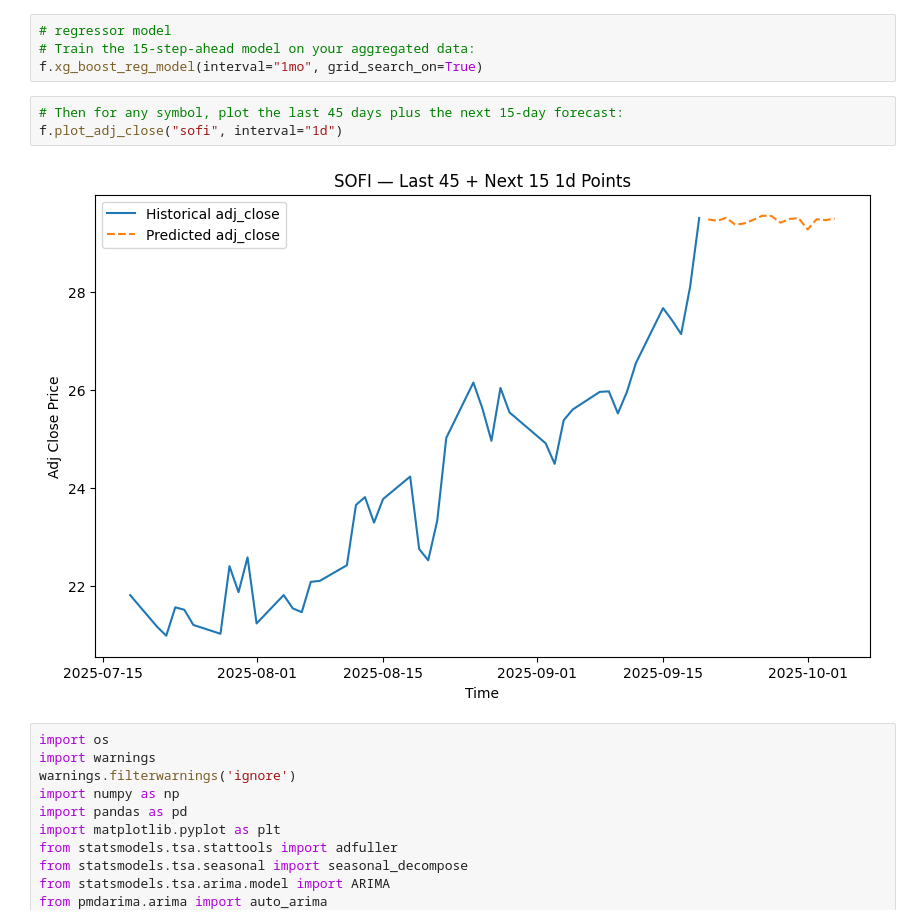
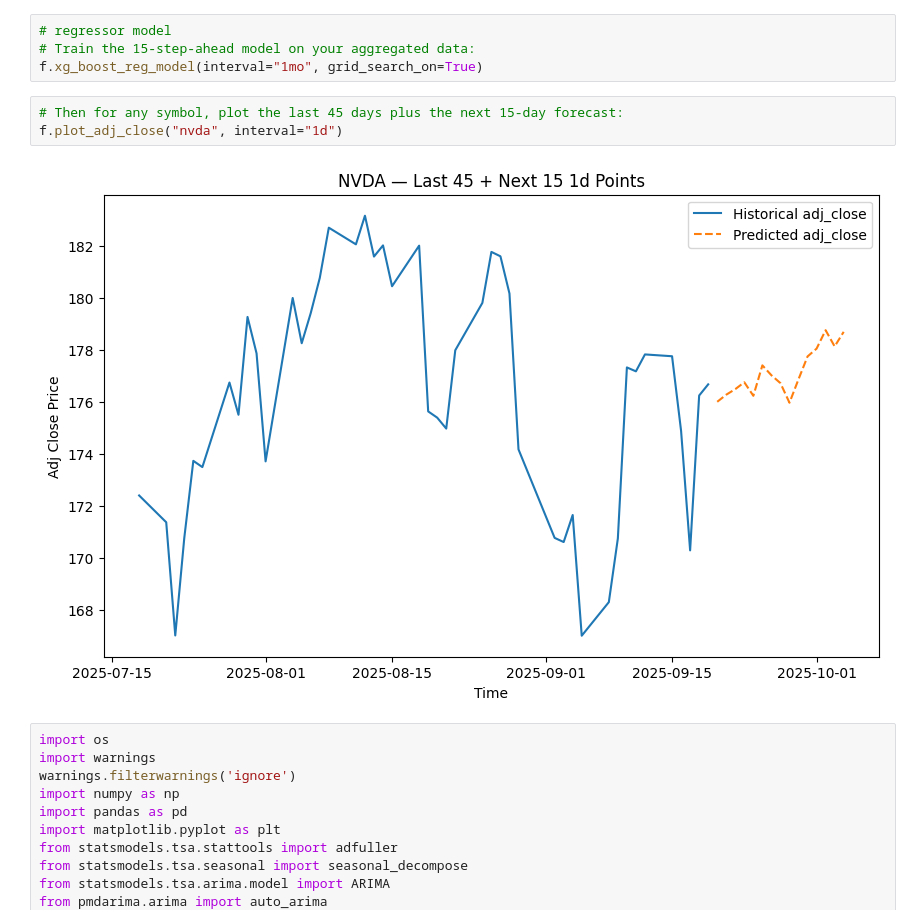
Before and after one commit to yuchild/stock_production_agg, a Jupyter notebook: validations.ipynb, the cells around one changed output. Drawn from its saved outputs; the diff is of its cells as text.

```diff
--- a/validations.ipynb
+++ b/validations.ipynb
@@ -68,9 +68,9 @@ Kelly Criterion: 13.00%
 f.xg_boost_reg_model(interval="1mo", grid_search_on=True)
 # %%
 # Then for any symbol, plot the last 45 days plus the next 15-day forecast:
-f.plot_adj_close("sofi", interval="1d")
+f.plot_adj_close("nvda", interval="1d")
 # %% [output]
-[figure, old version]
+[figure, new version]
 # %%
 import os
 import warnings
```
Also changed, not shown: parts of 2 cells of this notebook, 2 other files.
